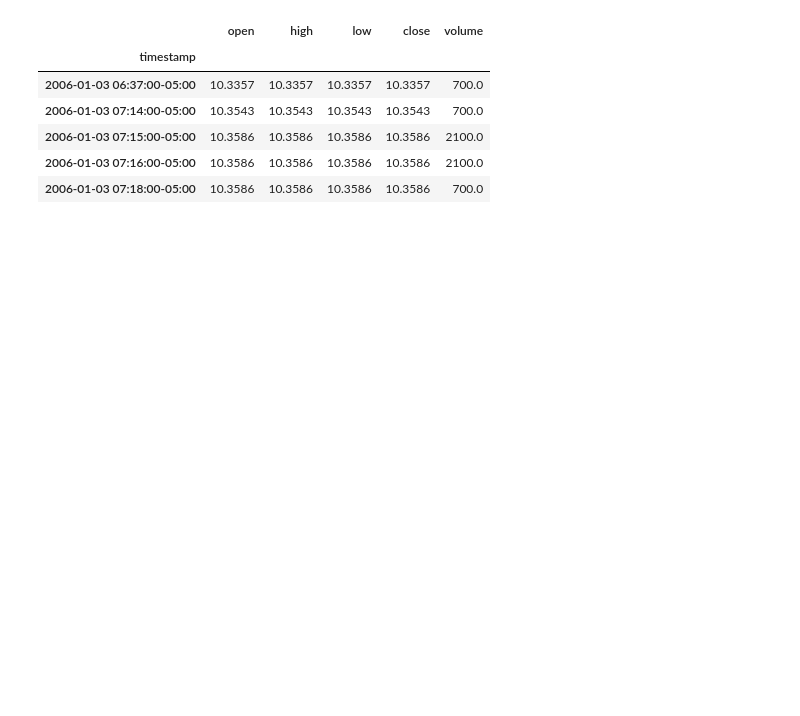
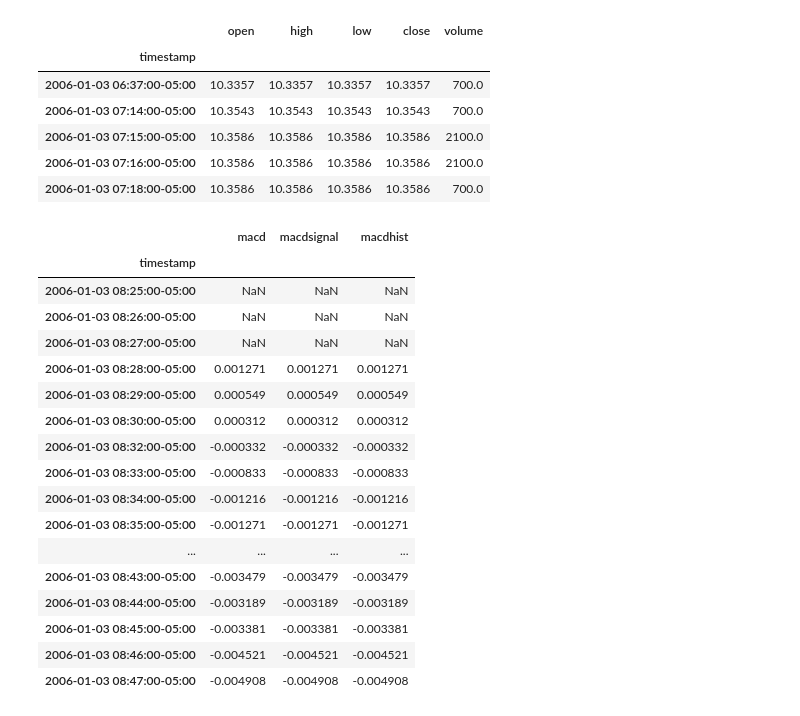
Before and after one commit to hjeffreywang/Alpaca-Algotrading--Legacy-, a Jupyter notebook: TA_lib.ipynb, the cells around one changed output. Saved outputs shown, nothing was run; the diff lists cells and outputs as text; code cells hidden in the pictures; blank space fills up the shorter version.

```diff
--- a/TA_lib.ipynb
+++ b/TA_lib.ipynb
@@ -31,9 +34,37 @@ analysis['PLUS_DI'] = ta.PLUS_DM(data.high, data.low)
 analysis['MINUS_DI'] = ta.MINUS_DM(data.high, data.low)
 analysis['BBANDUP'], analysis['BBANDDOWN'] = (ta.BBANDS(data.close,20,2,1.5))[0], (ta.BBANDS(data.close,20,2,1.5))[1]
 analysis['%K'], analysis['%D'] = ta.STOCHF(data.high, data.low, data.close)
-
+MACD = ta.MACD(data.close, fastperiod=12, slowperiod=26, signalperiod=9)
 #for time in timestamps:
 #    orders.append([time, symbol, strategies.strat1(time, analysis, data)])
+# %%
+MACD_df=pd.DataFrame(index = data.index)
+MACD_df['macd']=MACD[0]
+MACD_df['macdsignal']=MACD[0]
+MACD_df['macdhist']=MACD[0]
+
+#pd.DataFrame(MACD[0])+pd.DataFrame(MACD[1])+pd.DataFrame(MACD[2])
+# %%
+MACD_df[30:50]
+# %% [output]
+|  | macd | macdsignal | macdhist |
+| timestamp |  |  |  |
+| 2006-01-03 08:25:00-05:00 | NaN | NaN | NaN |
+| 2006-01-03 08:26:00-05:00 | NaN | NaN | NaN |
+| 2006-01-03 08:27:00-05:00 | NaN | NaN | NaN |
+| 2006-01-03 08:28:00-05:00 | 0.001271 | 0.001271 | 0.001271 |
+| 2006-01-03 08:29:00-05:00 | 0.000549 | 0.000549 | 0.000549 |
+| 2006-01-03 08:30:00-05:00 | 0.000312 | 0.000312 | 0.000312 |
+| 2006-01-03 08:32:00-05:00 | -0.000332 | -0.000332 | -0.000332 |
+| 2006-01-03 08:33:00-05:00 | -0.000833 | -0.000833 | -0.000833 |
+| 2006-01-03 08:34:00-05:00 | -0.001216 | -0.001216 | -0.001216 |
+| 2006-01-03 08:35:00-05:00 | -0.001271 | -0.001271 | -0.001271 |
+| ... | ... | ... | ... |
+| 2006-01-03 08:43:00-05:00 | -0.003479 | -0.003479 | -0.003479 |
+| 2006-01-03 08:44:00-05:00 | -0.003189 | -0.003189 | -0.003189 |
+| 2006-01-03 08:45:00-05:00 | -0.003381 | -0.003381 | -0.003381 |
+| 2006-01-03 08:46:00-05:00 | -0.004521 | -0.004521 | -0.004521 |
+| 2006-01-03 08:47:00-05:00 | -0.004908 | -0.004908 | -0.004908 |
 # %%
 analysis.head(50)
 # %% [output]
```
Also changed, not shown: parts of 1 cell of this notebook, 1 other file.
